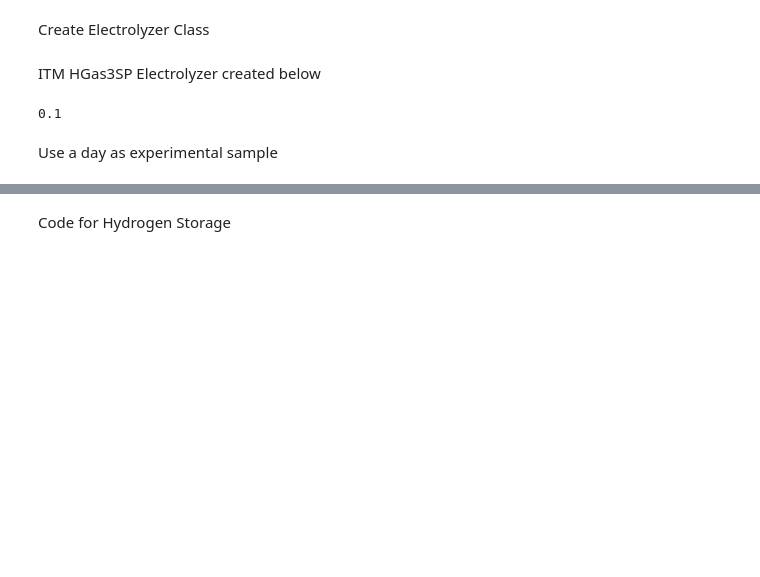
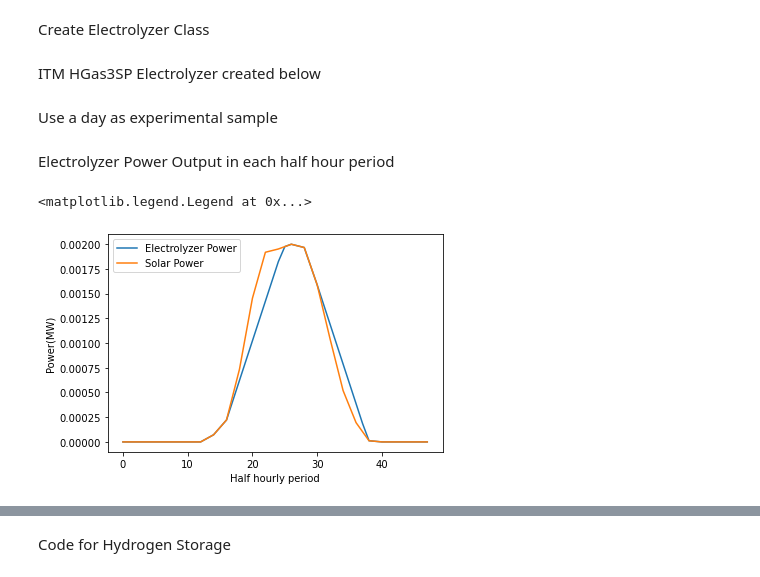
Before and after one commit to akshaypal123/3YP-LEO, a Jupyter notebook: Lingxi/Lingxi_3YP Model.ipynb, the cells around one changed output, grey strips where cells are left out. Saved outputs shown, nothing was run; the diff lists cells and outputs as text; code cells hidden in the pictures; blank space fills up the shorter version.

```diff
--- a/Lingxi/Lingxi_3YP Model.ipynb
+++ b/Lingxi/Lingxi_3YP Model.ipynb
@@ -45,9 +45,7 @@ class electrolyzer:
 # %% [markdown]
 ITM HGas3SP Electrolyzer created below
 # %%
-itm_H3GSP = electrolyzer(0.1437, (5/9), 2677440, 2,5)
+itm_H3GSP = electrolyzer(160.3, (5/9), 2677440, 2,0.01)
-# %% [output]
-0.1
 # %% [markdown]
 Use a day as experimental sample
 # %%
@@ -58,0 +55,48 @@ H_produced = Power*itm_H3GSP.production_rate   #Hydrogen Produced (kg) in each h
+# %% [markdown]
+Electrolyzer Power Output in each half hour period
+# %%
+T = len(solar_profile)                   # no. of half hour periods
+grid_demand = np.zeros((T,1))            # power required from grid
+H_produced = np.zeros((T,1))             # kg of hydrogen produced in the half-hour period
+
+
+# solar power change compared to  previous half-hour period
+p_change = np.zeros((T,1))
+for j in range(T):
+    if j == 0:
+        p_change[j] = 0
+    else:
+        p_change[j] = Power[j] - Power[j-1]
+
+# for this test, we will set max power change of electrolyzer to be 2e-4 and 3e-5
+max_p_change = 0.0002
+
+needed_p_change = np.zeros((T,1))            # power change needed for electrolyzer
+electrolyzer_power = np.zeros((T,1))
+
+for j in range(T):
+    if j == 0:
+        electrolyzer_power[j] = Power[j]
+        needed_p_change[j] = 0
+    else:
+        needed_p_change[j] = Power[j] - electrolyzer_power[j-1]
+
+    if abs(needed_p_change[j]) > max_p_change:      #if electrolyzer cannot handle power change
+        electrolyzer_power[j] = electrolyzer_power[j-1] + np.sign(needed_p_change[j])*max_p_change
+
+    elif abs(needed_p_change[j]) <= max_p_change:   #if electrolyzer can handle power change
+        if electrolyzer_power[j-1] == Power[j-1]:      # if electrolyzer is handling it well
+            electrolyzer_power[j] = Power[j]
+        elif electrolyzer_power[j-1] != Power[j-1]:     # if electrolyzer was in sync with solar power
+            electrolyzer_power[j] = electrolyzer_power[j-1] + np.sign(needed_p_change[j])*min(abs(max_p_change),abs(needed_p_change[j]))
+
+ax = plt.subplot(1,1,1)
+plt.plot(electrolyzer_power, label = 'Electrolyzer Power')
+plt.plot(Power, label = 'Solar Power')
+plt.xlabel('Half hourly period')
+plt.ylabel('Power(MW)')
+
+ax.legend()
+# %% [output]
+<matplotlib.legend.Legend at 0x...>
+[figure, added]
```
Also changed, not shown: parts of 6 cells of this notebook.
